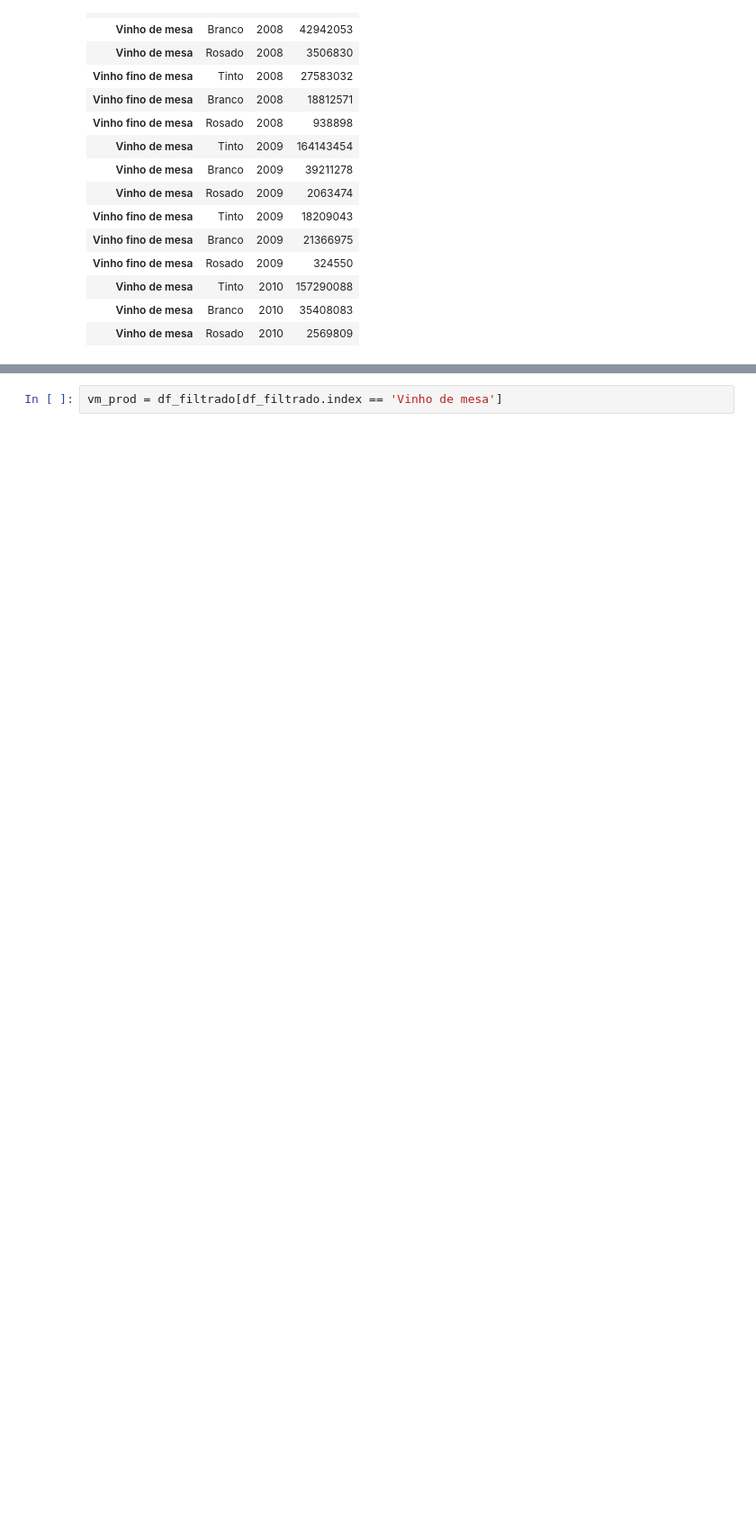
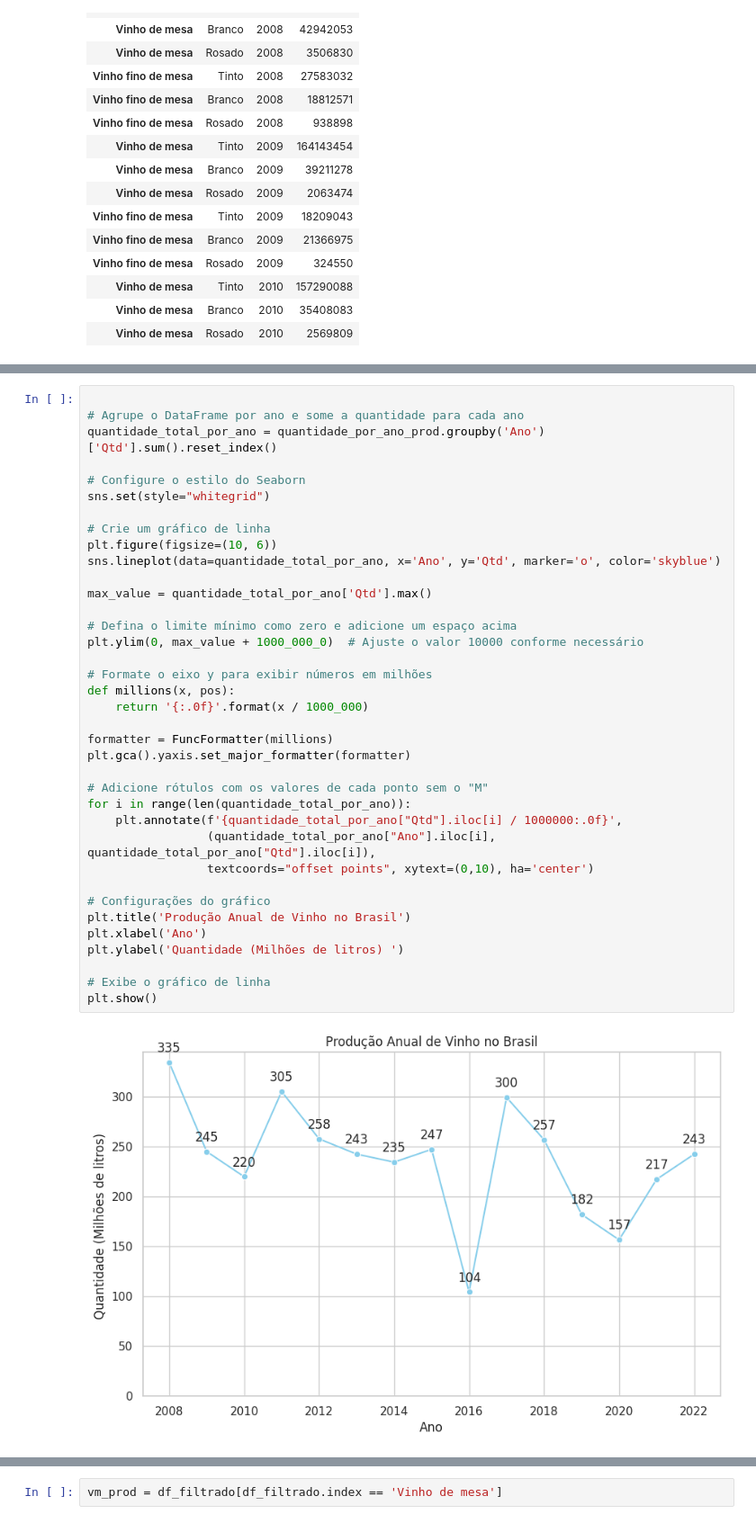
Before and after one commit to VivianeCorreia/Tech-Challenge, a Jupyter notebook: 2_challenge.ipynb, the cells around one changed output, grey strips where cells are left out. Shown at 90% size. Saved outputs shown, nothing was run; the diff lists cells and outputs as text; blank space fills up the shorter version.

```diff
--- a/2_challenge.ipynb
+++ b/2_challenge.ipynb
@@ -157,0 +150,39 @@ plt.show()
+# %%
+
+# Agrupe o DataFrame por ano e some a quantidade para cada ano
+quantidade_total_por_ano = quantidade_por_ano_prod.groupby('Ano')['Qtd'].sum().reset_index()
+
+# Configure o estilo do Seaborn
+sns.set(style="whitegrid")
+
+# Crie um gráfico de linha
+plt.figure(figsize=(10, 6))
+sns.lineplot(data=quantidade_total_por_ano, x='Ano', y='Qtd', marker='o', color='skyblue')
+
+max_value = quantidade_total_por_ano['Qtd'].max()
+
+# Defina o limite mínimo como zero e adicione um espaço acima
+plt.ylim(0, max_value + 1000_000_0)  # Ajuste o valor 10000 conforme necessário
+
+# Formate o eixo y para exibir números em milhões
+def millions(x, pos):
+    return '{:.0f}'.format(x / 1000_000)
+
+formatter = FuncFormatter(millions)
+plt.gca().yaxis.set_major_formatter(formatter)
+
+# Adicione rótulos com os valores de cada ponto sem o "M"
+for i in range(len(quantidade_total_por_ano)):
+    plt.annotate(f'{quantidade_total_por_ano["Qtd"].iloc[i] / 1000000:.0f}',
+                 (quantidade_total_por_ano["Ano"].iloc[i], quantidade_total_por_ano["Qtd"].iloc[i]),
+                 textcoords="offset points", xytext=(0,10), ha='center')
+
+# Configurações do gráfico
+plt.title('Produção Anual de Vinho no Brasil')
+plt.xlabel('Ano')
+plt.ylabel('Quantidade (Milhões de litros) ')
+
+# Exibe o gráfico de linha
+plt.show()
+# %% [output]
+[figure, added]
```
Also changed, not shown: parts of 8 cells of this notebook.
